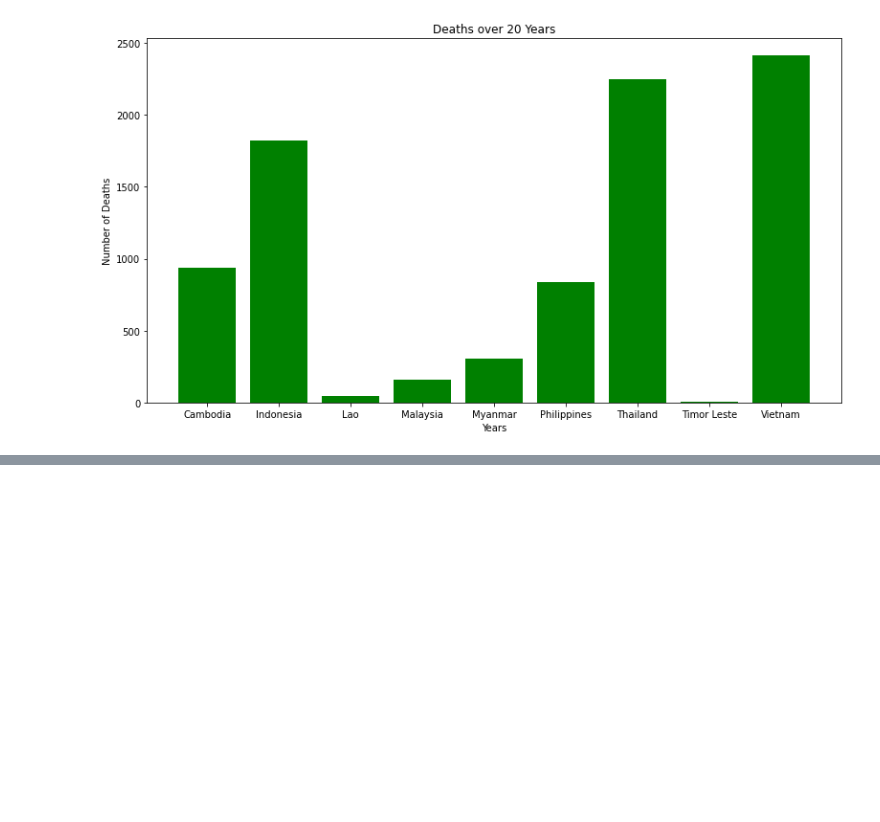
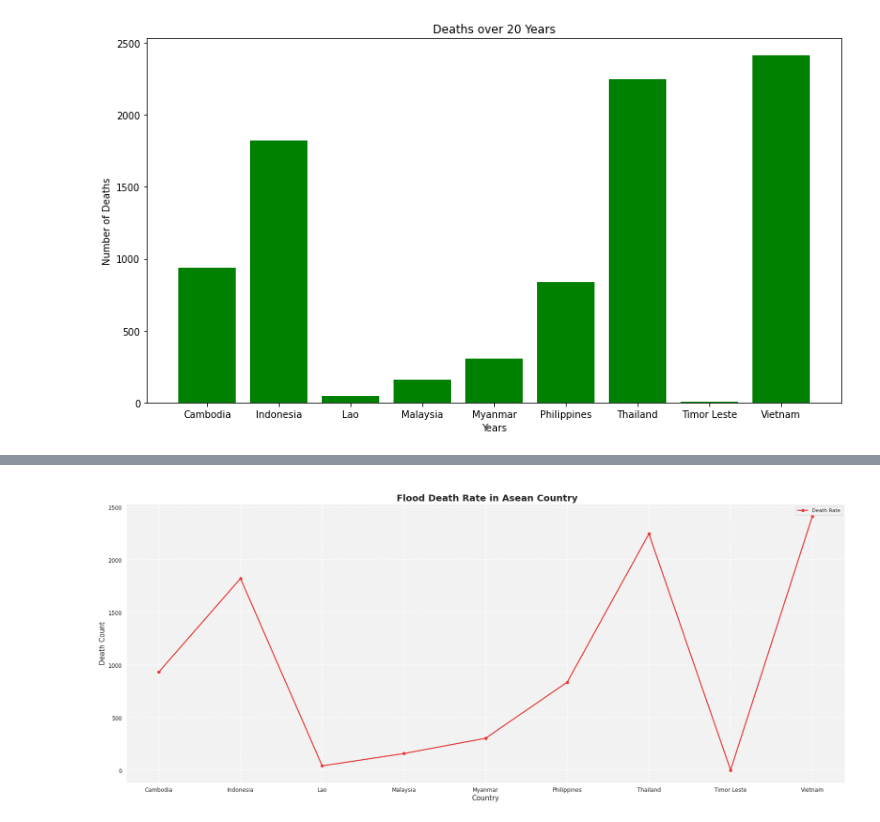
Before and after one commit to KarlAndreiCalimutan/Beta-Tech_BSIT_3207, a Jupyter notebook: Dataset_visual.ipynb, the cells around one changed output, grey strips where cells are left out. Drawn from its saved outputs; the diff is of its cells as text; code cells hidden in the pictures; blank space fills up the shorter version.

```diff
--- a/Dataset_visual.ipynb
+++ b/Dataset_visual.ipynb
@@ -66,3 +81,7 @@ plt.ylabel("Number of Deaths")
 plt.show()
 # %% [output]
 [figure]
+# %%
+url = 'https://raw.githubusercontent.com/mushimushe/Beta-Tech_BSIT_3207/main/Data%20Visualizations/Datasets%20csv/Bar%20chart%20line%20graph%20total%20deaths%20in%2020%20year.csv'
+df = pd.read_csv(url)
+display(df.iloc[0:])
@@ -68,0 +99,26 @@ plt.show()
+# %%
+#Visualization
+#getting all values from the dataframe/csv
+Country = df["Country"]
+Deaths = df["Deaths"]
+
+#changing the size of the entire graph
+f = plt.figure(tight_layout=True)
+f.set_figwidth(23)
+f.set_figheight(10)
+
+#Changing the background color of the graph
+plt.rcParams['axes.facecolor'] = '#F2F2F2'
+
+#Creating plots
+plt.xticks(fontsize=12)
+plt.yticks(fontsize=12)
+plt.title("\n Flood Death Rate in Asean Country", fontweight="bold", fontsize=20)
+plt.xlabel("Country", fontsize=15)
+plt.ylabel("Death Count", fontsize=15)
+plt.grid(color = 'white', linestyle = '--', linewidth = 1.5)
+plt.plot(Country, Deaths, 'o-', lw=2.4, c='#E33B3A')
+plt.legend(labels=['Death Rate'])
+plt.show()
+# %% [output]
+[figure, added]
```
Also changed, not shown: parts of 4 cells of this notebook.
